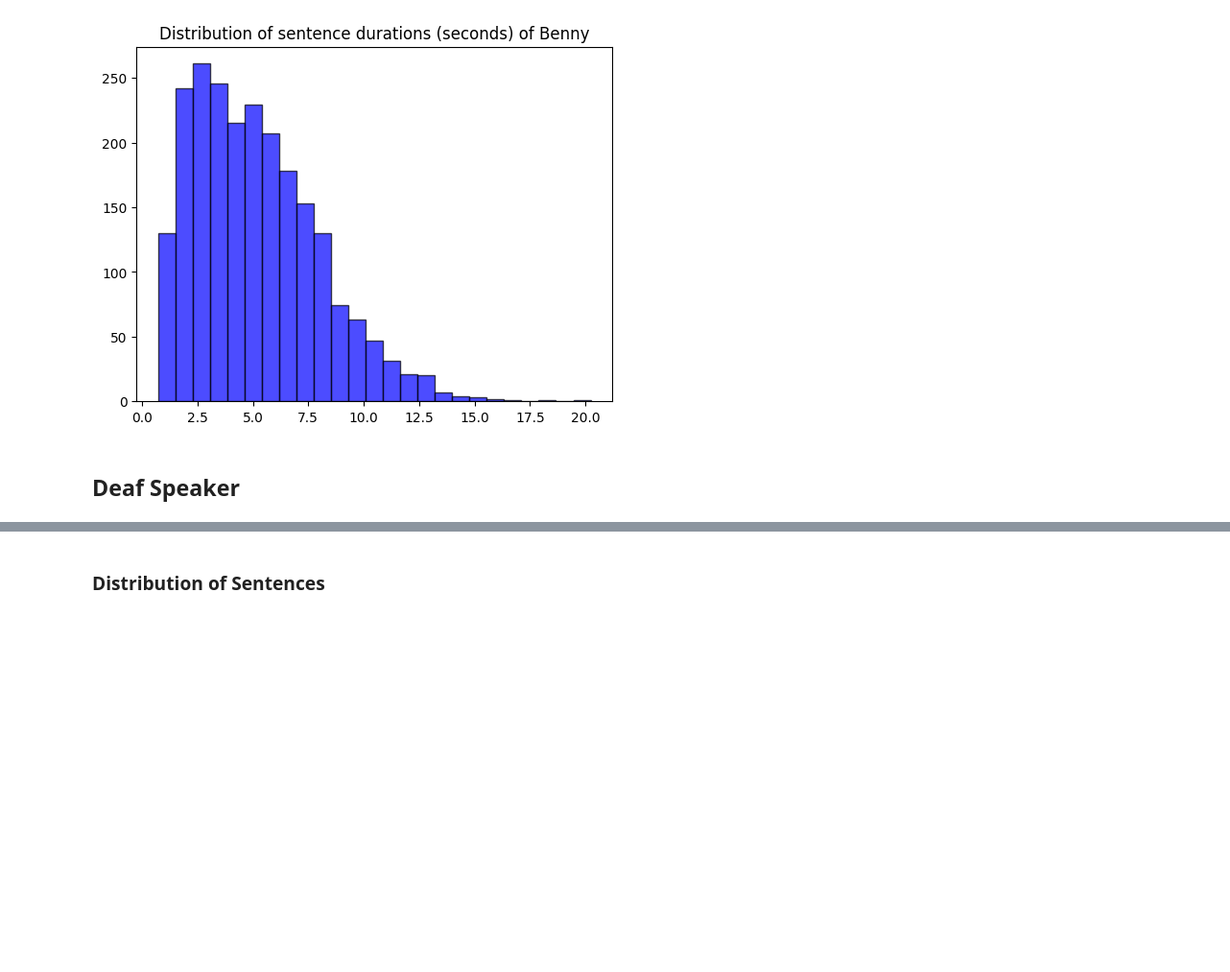
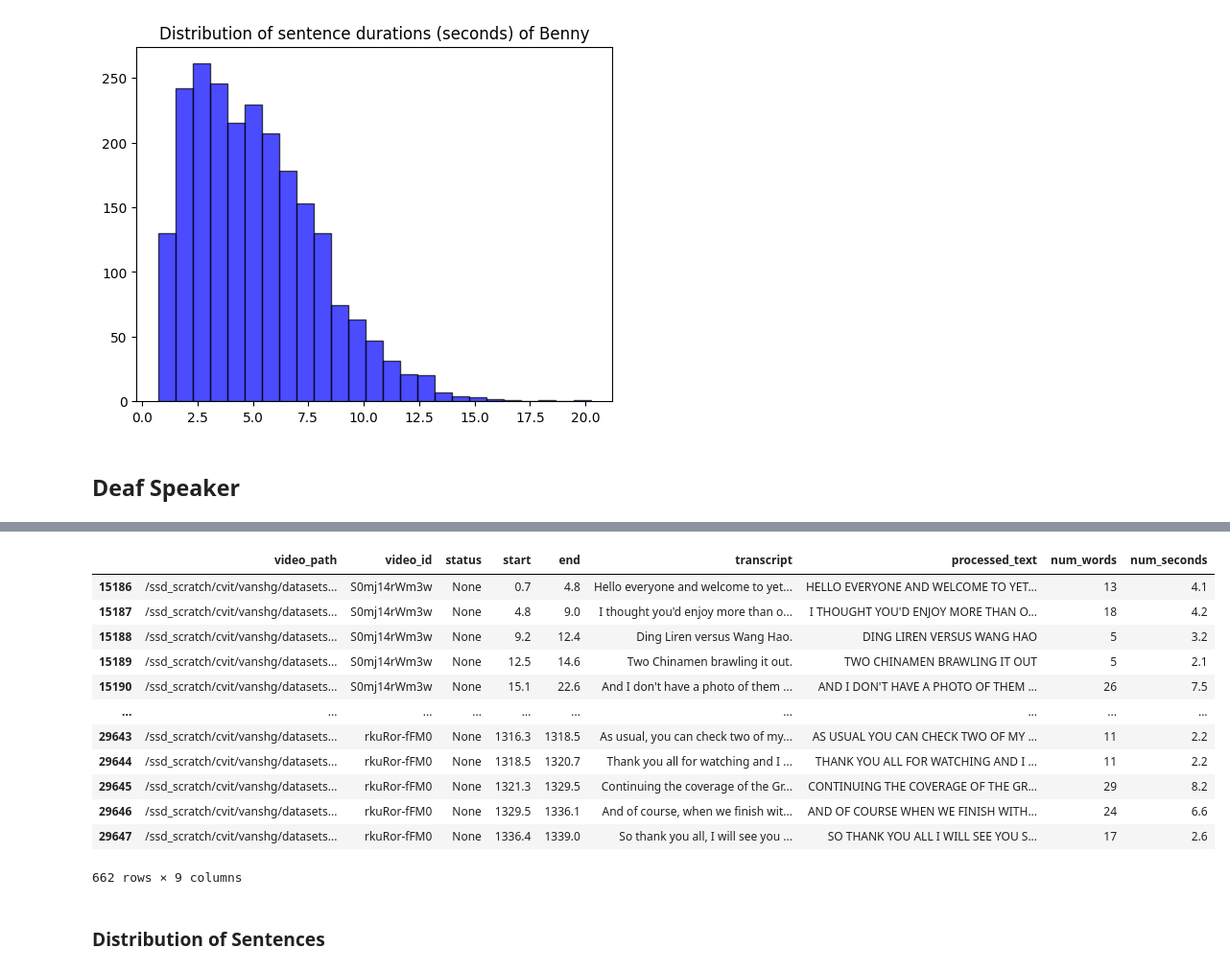
Before and after one commit to vanshg1729/auto_avsr, a Jupyter notebook: analysis/analyse_deaf.ipynb, the cells around one changed output, grey strips where cells are left out. Shown at 96% size. Saved outputs shown, nothing was run; the diff lists cells and outputs as text; code cells hidden in the pictures; blank space fills up the shorter version.

```diff
--- a/analysis/analyse_deaf.ipynb
+++ b/analysis/analyse_deaf.ipynb
@@ -269,3 +272,23 @@ print(len(texts))
+# %%
+val_clips_df = speaker_df[speaker_df['video_id'].isin(val_video_ids)]
+test_clips_df = speaker_df[speaker_df['video_id'].isin(test_video_ids)]
+train_clips_df = speaker_df[speaker_df['video_id'].isin(train_video_ids)]
+# %%
+test_clips_df
+# %% [output]
+|  | video_path | video_id | status | start | end | transcript | processed_text | num_words | num_seconds |
+| 15186 | /ssd_scratch/cvit/vanshg/datasets... | S0mj14rWm3w | None | 0.7 | 4.8 | Hello everyone and welcome to yet... | HELLO EVERYONE AND WELCOME TO YET... | 13 | 4.1 |
+| 15187 | /ssd_scratch/cvit/vanshg/datasets... | S0mj14rWm3w | None | 4.8 | 9.0 | I thought you'd enjoy more than o... | I THOUGHT YOU'D ENJOY MORE THAN O... | 18 | 4.2 |
+| 15188 | /ssd_scratch/cvit/vanshg/datasets... | S0mj14rWm3w | None | 9.2 | 12.4 | Ding Liren versus Wang Hao. | DING LIREN VERSUS WANG HAO | 5 | 3.2 |
+| 15189 | /ssd_scratch/cvit/vanshg/datasets... | S0mj14rWm3w | None | 12.5 | 14.6 | Two Chinamen brawling it out. | TWO CHINAMEN BRAWLING IT OUT | 5 | 2.1 |
+| 15190 | /ssd_scratch/cvit/vanshg/datasets... | S0mj14rWm3w | None | 15.1 | 22.6 | And I don't have a photo of them ... | AND I DON'T HAVE A PHOTO OF THEM ... | 26 | 7.5 |
+| ... | ... | ... | ... | ... | ... | ... | ... | ... | ... |
+| 29643 | /ssd_scratch/cvit/vanshg/datasets... | rkuRor-fFM0 | None | 1316.3 | 1318.5 | As usual, you can check two of my... | AS USUAL YOU CAN CHECK TWO OF MY ... | 11 | 2.2 |
+| 29644 | /ssd_scratch/cvit/vanshg/datasets... | rkuRor-fFM0 | None | 1318.5 | 1320.7 | Thank you all for watching and I ... | THANK YOU ALL FOR WATCHING AND I ... | 11 | 2.2 |
+| 29645 | /ssd_scratch/cvit/vanshg/datasets... | rkuRor-fFM0 | None | 1321.3 | 1329.5 | Continuing the coverage of the Gr... | CONTINUING THE COVERAGE OF THE GR... | 29 | 8.2 |
+| 29646 | /ssd_scratch/cvit/vanshg/datasets... | rkuRor-fFM0 | None | 1329.5 | 1336.1 | And of course, when we finish wit... | AND OF COURSE WHEN WE FINISH WITH... | 24 | 6.6 |
+| 29647 | /ssd_scratch/cvit/vanshg/datasets... | rkuRor-fFM0 | None | 1336.4 | 1339.0 | So thank you all, I will see you ... | SO THANK YOU ALL I WILL SEE YOU S... | 17 | 2.6 |
+662 rows × 9 columns
 # %% [markdown]
 ### Distribution of Sentences
 # %%
```
Also changed, not shown: parts of 7 cells of this notebook, 24 other files.
